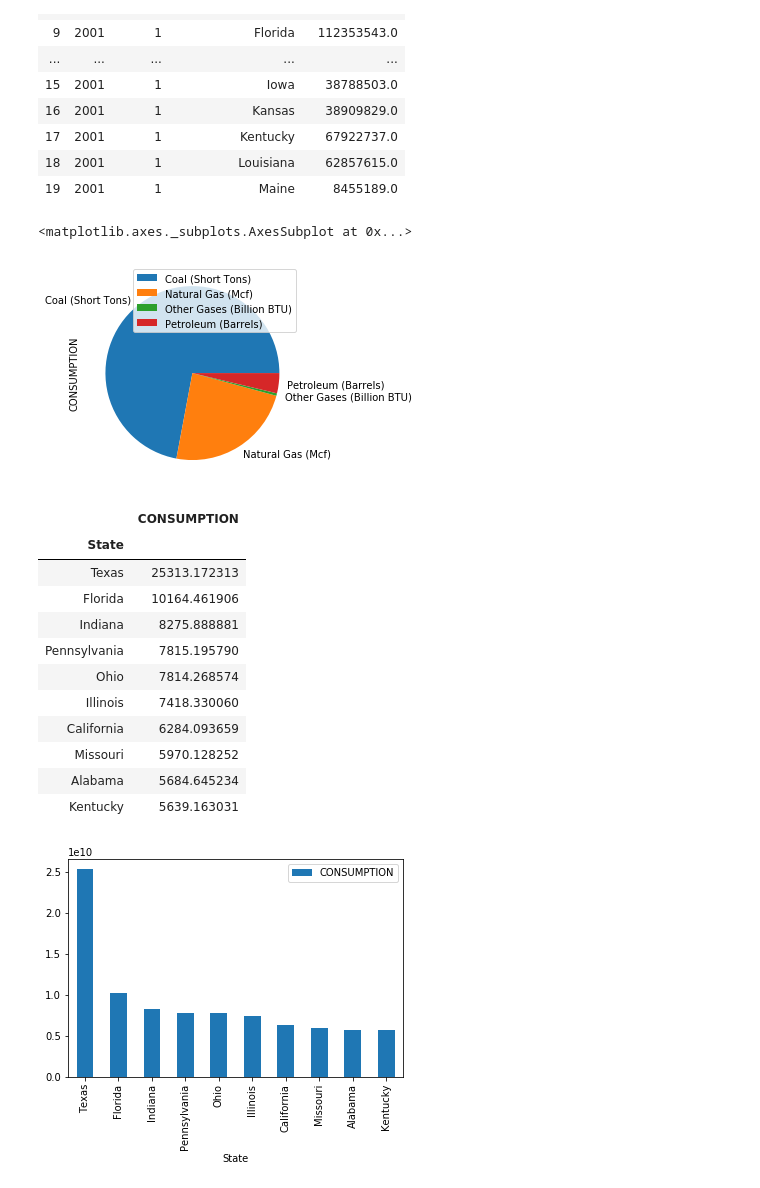
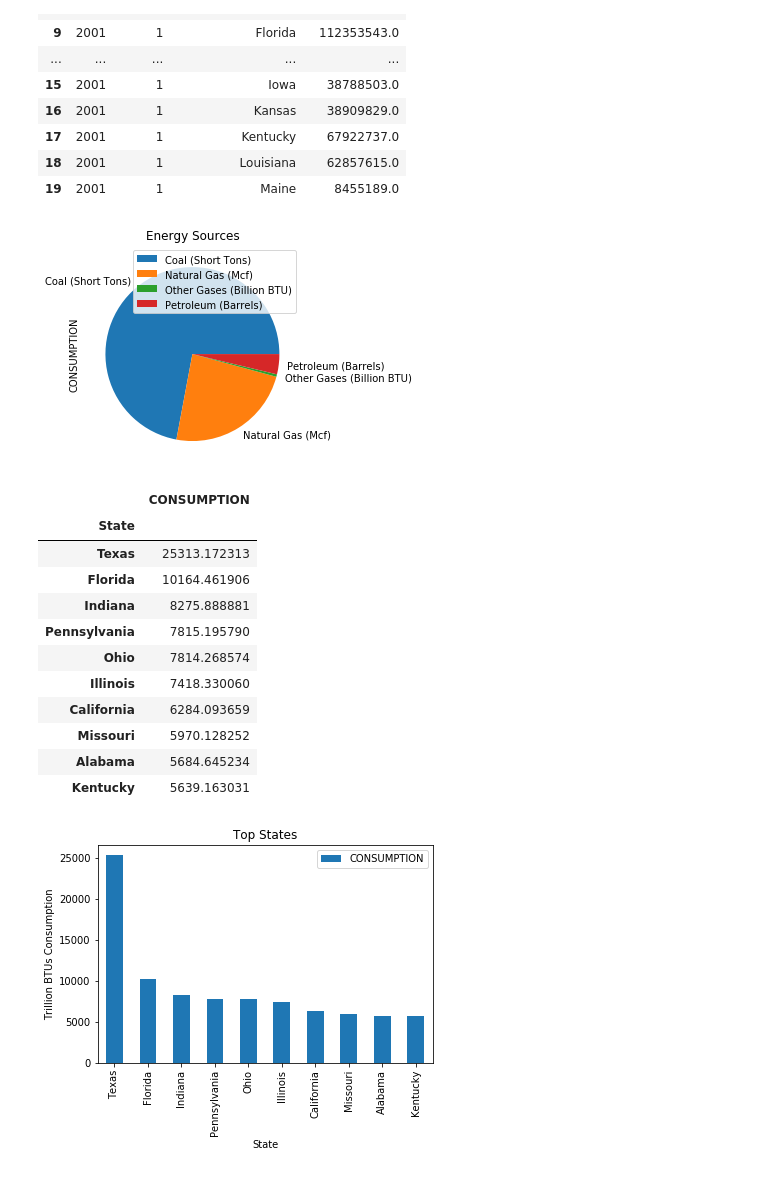
Before and after one commit to Siraj2493/Project-1, a Jupyter notebook: LoadEnergyVer3.ipynb, the cells around one changed output. Cells and saved outputs as stored; diff of their text form; code cells hidden in the pictures.

Commit message:
Update Energy charts

```diff
--- a/LoadEnergyVer3.ipynb
+++ b/LoadEnergyVer3.ipynb
@@ -260,23 +260,27 @@ indus_tot_agregated_df.to_csv('Resources/energy_data.csv', index=False)
 # %%
 # pie by different energy source
 energy_src_df = indus_tot_normalized_df.iloc[:,4:7]
 energy_src_df = energy_src_df.drop(labels=["State"], axis='columns')
 energy_src_gbdf = energy_src_df.groupby(["ENERGY SOURCE AND UNITS"]).sum()
-energy_src_gbdf.plot.pie(y="CONSUMPTION")
+ax = energy_src_gbdf.plot.pie(y="CONSUMPTION", title="Energy Sources")
+ax.figure.savefig("Images/Energy Sources.png", dpi=300)
 
 # indus_tot_normalized_df.head()
 # energy_src_df.head()
 # energy_src_gbdf.head()
 # %% [output]
-<matplotlib.axes._subplots.AxesSubplot at 0x...>
-[figure, old version]
+[figure, new version]
 # %%
 # pie by different energy source
 energy_src_df = indus_tot_normalized_df.iloc[:,5:7]
 energy_src_gbdf = energy_src_df.groupby(["State"]).sum()
 energy_src_gbdf_top10 = energy_src_gbdf.nlargest(10,"CONSUMPTION")
-energy_src_gbdf_top10.plot.bar(y="CONSUMPTION")
+
+#energy_src_gbdf_top10['CONSUMPTION'] = energy_src_gbdf_top10['CONSUMPTION']/1000000000
 energy_src_gbdf_top10['CONSUMPTION'] = energy_src_gbdf_top10['CONSUMPTION'].apply(lambda x: x/1000000 )
+ax = energy_src_gbdf_top10.plot.bar(y="CONSUMPTION", title="Top States")
+ax.set_ylabel('Trillion BTUs Consumption')
+ax.figure.savefig("Images/State Consumption.png", dpi=300)
 energy_src_gbdf_top10.head(10)
 # %% [output]
 |  | CONSUMPTION |
@@ -291,4 +295,4 @@ energy_src_gbdf_top10.head(10)
 | Missouri | 5970.128252 |
 | Alabama | 5684.645234 |
 | Kentucky | 5639.163031 |
-[figure, old version]
+[figure, new version]
```
Also changed, not shown: parts of 1 cell of this notebook, 4 other files.
